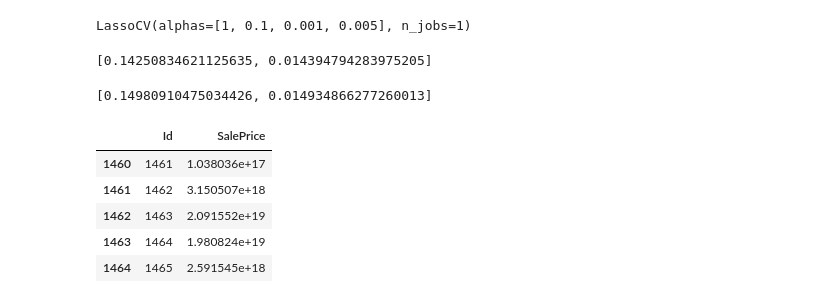
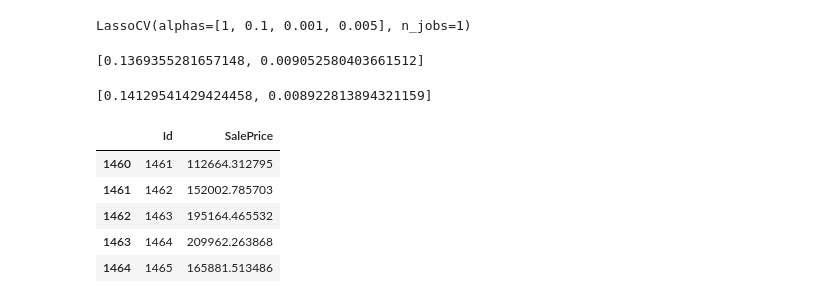
Before and after one commit to shijingwu/PythonDataProcessing, a Jupyter notebook: ML_Python_keshe.ipynb, the cells around one changed output. Cells and saved outputs as stored; diff of their text form; code cells hidden in the pictures.

```diff
--- a/ML_Python_keshe.ipynb
+++ b/ML_Python_keshe.ipynb
@@ -195,3 +106,0 @@ res = stats.probplot(train['GrLivArea'], plot=plt)
-# %%
-# 对数变换
-train['GrLivArea'] = np.log(train['GrLivArea'])
@@ -214,8 +106,0 @@ res = stats.probplot(train['TotalBsmtSF'], plot=plt)
-# %%
-# 为新变量创建一列
-train['HasBsmt'] = pd.Series(len(train['TotalBsmtSF']), index=train.index)
-train['HasBsmt'] = 0
-train.loc[train['TotalBsmtSF']>0,'HasBsmt'] = 1
-# %%
-# 数据变换
-train.loc[train['HasBsmt']==1,'TotalBsmtSF'] = np.log(train['TotalBsmtSF'])
@@ -731,14 +715,14 @@ score_model_linear = resle_cv(model_linear)
 score_model_linear = [score_model_linear.mean(),score_model_linear.std()]
 score_model_linear
 # %% [output]
-[0.14250834621125635, 0.014394794283975205]
+[0.1369355281657148, 0.009052580403661512]
 # %%
 # model_LassoCV评估
 score_model_LassoCV = resle_cv(model_LassoCV)
 score_model_LassoCV  = [score_model_LassoCV.mean(),score_model_LassoCV.std()]
 score_model_LassoCV
 # %% [output]
-[0.14980910475034426, 0.014934866277260013]
+[0.14129541429424458, 0.008922813894321159]
 # %%
 # 使用机器学习模型预测
 pred_li = model_linear.predict(pred_X)
@@ -748,20 +732,20 @@ Id = full.loc[train_shape:,'Id']
 # %%
 pred_li = np.exp(pred_li)
 pred_Y = np.exp(pred_Y)
 # 生成结果数据框
 predDf = pd.DataFrame(
             {'Id':Id,
-            'SalePrice':pred_Y*0.3 + pred_li*0.7}
+            'SalePrice':pred_Y*0.25 + pred_li*0.75}
 )
 predDf.shape
 predDf.head()
 # %% [output]
 |  | Id | SalePrice |
-| 1460 | 1461 | 1.038036e+17 |
-| 1461 | 1462 | 3.150507e+18 |
-| 1462 | 1463 | 2.091552e+19 |
-| 1463 | 1464 | 1.980824e+19 |
-| 1464 | 1465 | 2.591545e+18 |
+| 1460 | 1461 | 112664.312795 |
+| 1461 | 1462 | 152002.785703 |
+| 1462 | 1463 | 195164.465532 |
+| 1463 | 1464 | 209962.263868 |
+| 1464 | 1465 | 165881.513486 |
 # %%
 # 保存结果
 predDf.to_csv('G:\机器学习课设\Kaggle数据\houseprice_Predict_l224Python.csv',index = False)
```
Also changed, not shown: parts of 55 cells of this notebook.
